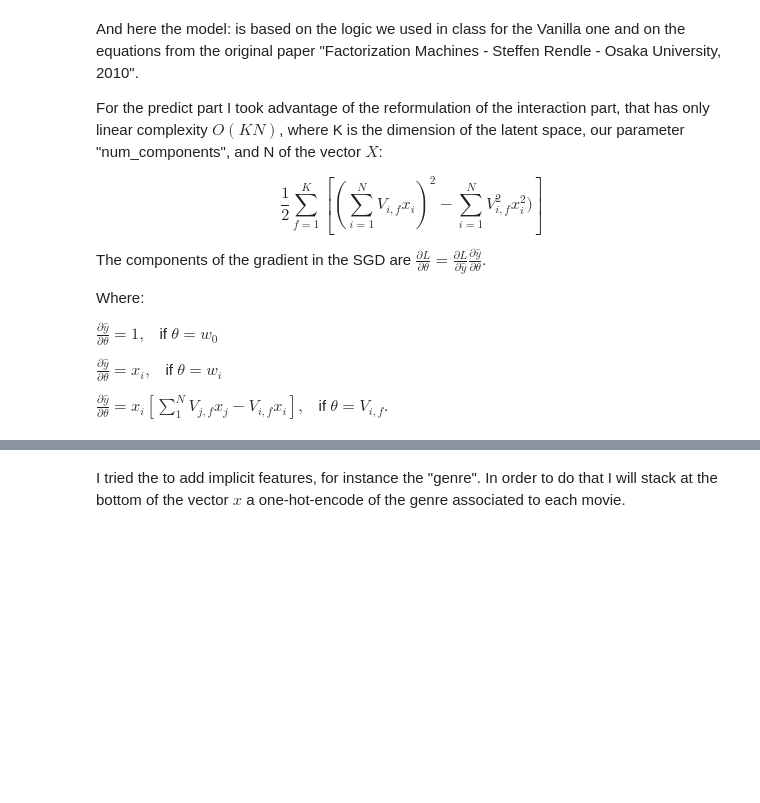
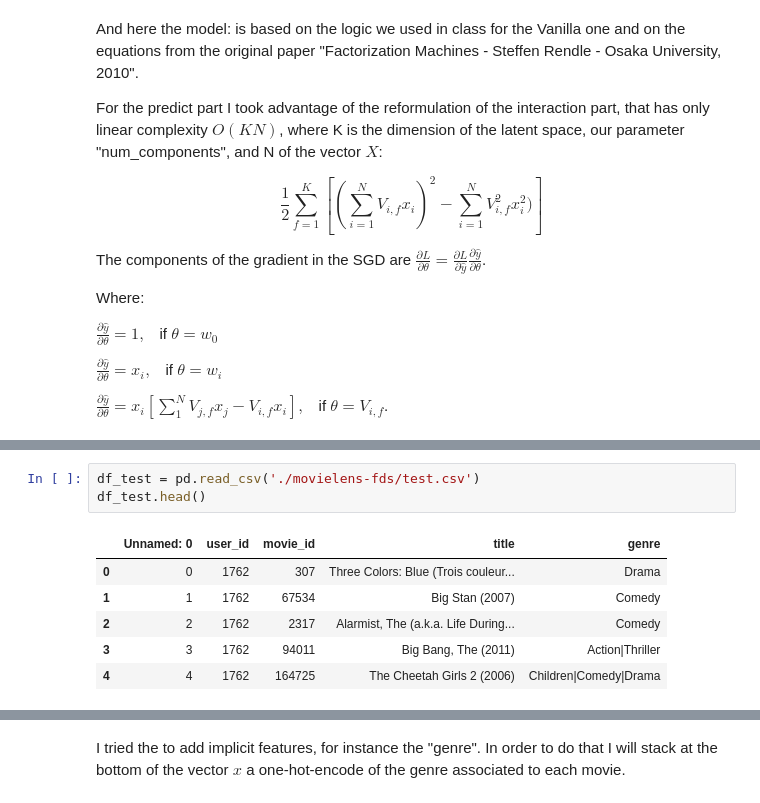
Before and after one commit to pablogrr/FM_RECCOM_4_MOVIES, a Jupyter notebook: Kaggle_FM_GH.ipynb, the cells around one changed output, grey strips where cells are left out. Cells and saved outputs as stored; diff of their text form; blank space fills up the shorter version.

```diff
--- a/Kaggle_FM_GH.ipynb
+++ b/Kaggle_FM_GH.ipynb
@@ -206,0 +234,10 @@ reco = RecSys_fm4(df_train,df_val,num_components=5)
+# %%
+df_test = pd.read_csv('./movielens-fds/test.csv')
+df_test.head()
+# %% [output]
+|  | Unnamed: 0 | user_id | movie_id | title | genre |
+| 0 | 0 | 1762 | 307 | Three Colors: Blue (Trois couleur... | Drama |
+| 1 | 1 | 1762 | 67534 | Big Stan (2007) | Comedy |
+| 2 | 2 | 1762 | 2317 | Alarmist, The (a.k.a. Life During... | Comedy |
+| 3 | 3 | 1762 | 94011 | Big Bang, The (2011) | Action|Thriller |
+| 4 | 4 | 1762 | 164725 | The Cheetah Girls 2 (2006) | Children|Comedy|Drama |
```
Also changed, not shown: parts of 23 cells of this notebook.
